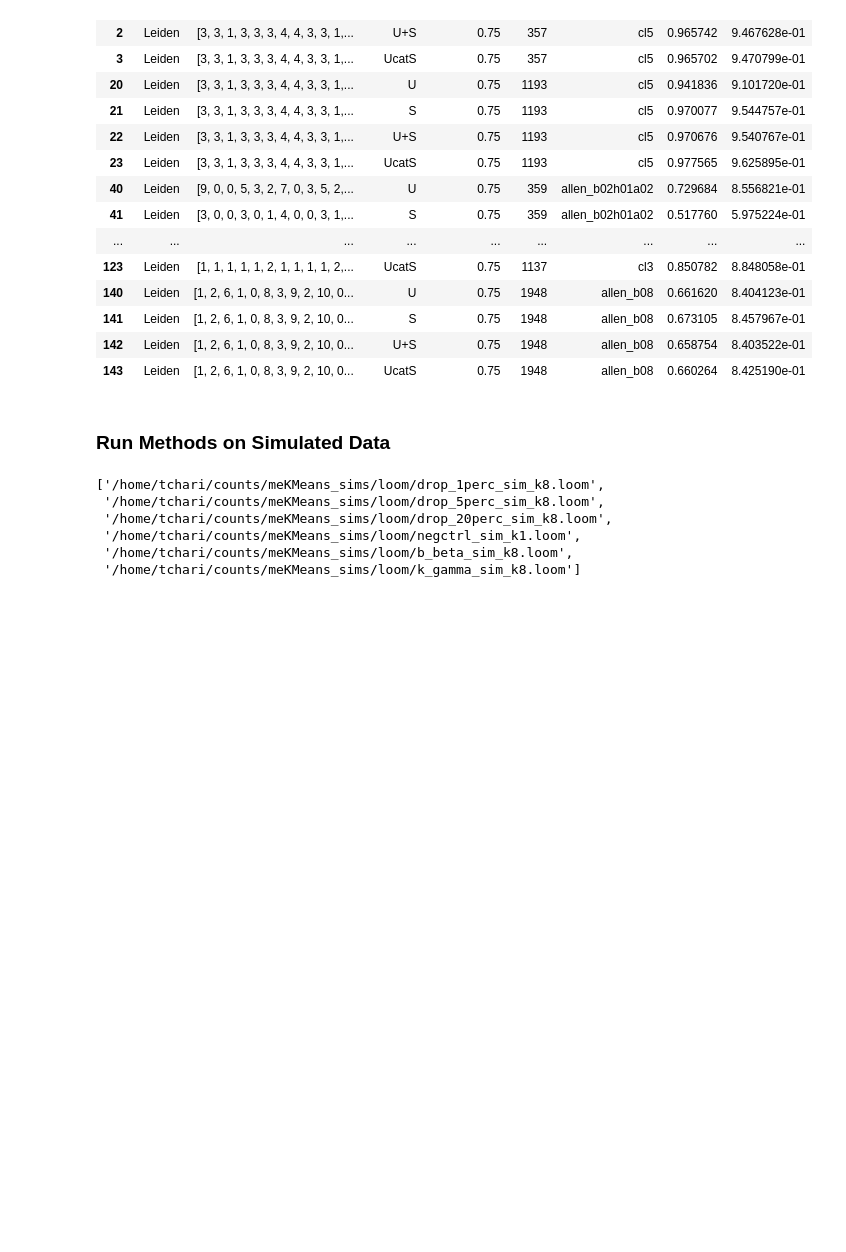
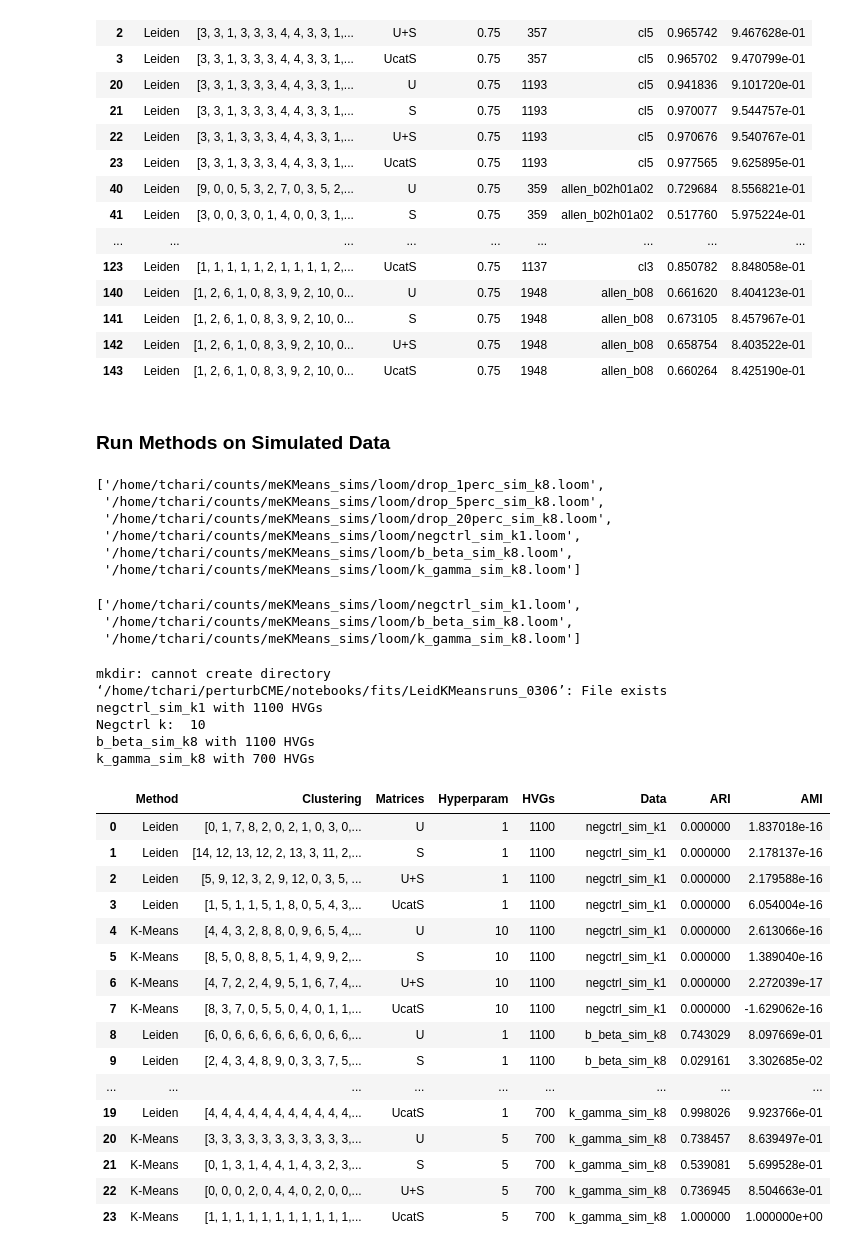
Before and after one commit to tarachari3/perturbCME, a Jupyter notebook: notebooks/20240208_meKMeans_benchmark_meK_Leiden_KMeans.ipynb, the cells around one changed output. Cells and saved outputs as stored; diff of their text form; code cells hidden in the pictures; blank space fills up the shorter version.

Commit message:
meKMeans revisions simulations

```diff
--- a/notebooks/20240208_meKMeans_benchmark_meK_Leiden_KMeans.ipynb
+++ b/notebooks/20240208_meKMeans_benchmark_meK_Leiden_KMeans.ipynb
@@ -533,8 +533,14 @@ d_strings
  '/home/tchari/counts/meKMeans_sims/loom/b_beta_sim_k8.loom',
  '/home/tchari/counts/meKMeans_sims/loom/k_gamma_sim_k8.loom']
 # %%
-choices = [3,4,5] #Not doing dropout data for now
+#Not doing dropout data for now
+sub_d_strings = d_strings[3:]
+sub_d_strings
+# %% [output]
+['/home/tchari/counts/meKMeans_sims/loom/negctrl_sim_k1.loom',
+ '/home/tchari/counts/meKMeans_sims/loom/b_beta_sim_k8.loom',
+ '/home/tchari/counts/meKMeans_sims/loom/k_gamma_sim_k8.loom']
 # %%
 attribute_names =[('unspliced','spliced'),'gene_name','barcode']
 # %%
-datas = ['negctrl','b_beta','k_gamma']
+datas = ['negctrl_sim_k1','b_beta_sim_k8','k_gamma_sim_k8']
@@ -550,7 +551,7 @@ for c in range(clus):
 
 #Make the U,S, U+S, Concat matrices, res 0.75,1,1.5,2
 
-!mkdir /home/tchari/perturbCME/notebooks/fits/LeidKMeansruns_0301
+!mkdir /home/tchari/perturbCME/notebooks/fits/LeidKMeansruns_0306
 
 
 #Save method, clustering, mat_in (U,S, etc), hyper (K or res), hvgs, data, ARI, AMI
@@ -564,14 +565,13 @@ data = []
 ari = []
 ami = []
 
-for d in d_strings:
+for d in sub_d_strings:
 
     #Get tech param by keyword (datas) in loom paths
     ind = [i in d for i in datas]
 
 
-
-    data_name = list(samps.Dataset[ind])[0]
+    data_name = np.array(datas)[ind][0]
 
 
     ds = lp.connect(d)
@@ -579,13 +579,10 @@ for d in d_strings:
     num_cells = len(ds.ca[attribute_names[2]])
     U = ds.layers[attribute_names[0][0]][:,:].T
     S = ds.layers[attribute_names[0][1]][:,:].T
+    true_labs = list(ds.ca['subclass_label'])
     ds.close()
     print(data_name+' with '+str(num_genes)+' HVGs')
 
-    if 'negctrl' in d:
-        true_labs = [0]*np.sum(n_cells)
-    else:
-        true_labs = all_assigns
 
     res = [1]
 
@@ -631,10 +628,10 @@ for d in d_strings:
 
     # -------- Fit K-Means with k -------
     if 'negctrl' in d:
-        k = np.unique(labels) #**************** FILL THIS IN ****************
+        k = len(np.unique(labels)) #**************** FILL THIS IN ****************
         print('Negctrl k: ',k)
     else:
-        k = 8
+        k = len(np.unique(true_labs))
 
 
     for x in [U_norm,S_norm,U_p_S_norm,U_c_S_norm]:
@@ -662,3 +659,9 @@ LK_res['HVGs'] = hvgs
 LK_res['Data'] = data
 LK_res['ARI'] = ari
 LK_res['AMI'] = ami
+# %% [output]
+mkdir: cannot create directory ‘/home/tchari/perturbCME/notebooks/fits/LeidKMeansruns_0306’: File exists
+negctrl_sim_k1 with 1100 HVGs
+Negctrl k:  10
+b_beta_sim_k8 with 1100 HVGs
+k_gamma_sim_k8 with 700 HVGs
@@ -664,0 +670,20 @@ LK_res['AMI'] = ami
+# %%
+LK_res
+# %% [output]
+|  | Method | Clustering | Matrices | Hyperparam | HVGs | Data | ARI | AMI |
+| 0 | Leiden | [0, 1, 7, 8, 2, 0, 2, 1, 0, 3, 0,... | U | 1 | 1100 | negctrl_sim_k1 | 0.000000 | 1.837018e-16 |
+| 1 | Leiden | [14, 12, 13, 12, 2, 13, 3, 11, 2,... | S | 1 | 1100 | negctrl_sim_k1 | 0.000000 | 2.178137e-16 |
+| 2 | Leiden | [5, 9, 12, 3, 2, 9, 12, 0, 3, 5, ... | U+S | 1 | 1100 | negctrl_sim_k1 | 0.000000 | 2.179588e-16 |
+| 3 | Leiden | [1, 5, 1, 1, 5, 1, 8, 0, 5, 4, 3,... | UcatS | 1 | 1100 | negctrl_sim_k1 | 0.000000 | 6.054004e-16 |
+| 4 | K-Means | [4, 4, 3, 2, 8, 8, 0, 9, 6, 5, 4,... | U | 10 | 1100 | negctrl_sim_k1 | 0.000000 | 2.613066e-16 |
+| 5 | K-Means | [8, 5, 0, 8, 8, 5, 1, 4, 9, 9, 2,... | S | 10 | 1100 | negctrl_sim_k1 | 0.000000 | 1.389040e-16 |
+| 6 | K-Means | [4, 7, 2, 2, 4, 9, 5, 1, 6, 7, 4,... | U+S | 10 | 1100 | negctrl_sim_k1 | 0.000000 | 2.272039e-17 |
+| 7 | K-Means | [8, 3, 7, 0, 5, 5, 0, 4, 0, 1, 1,... | UcatS | 10 | 1100 | negctrl_sim_k1 | 0.000000 | -1.629062e-16 |
+| 8 | Leiden | [6, 0, 6, 6, 6, 6, 6, 6, 0, 6, 6,... | U | 1 | 1100 | b_beta_sim_k8 | 0.743029 | 8.097669e-01 |
+| 9 | Leiden | [2, 4, 3, 4, 8, 9, 0, 3, 3, 7, 5,... | S | 1 | 1100 | b_beta_sim_k8 | 0.029161 | 3.302685e-02 |
+| ... | ... | ... | ... | ... | ... | ... | ... | ... |
+| 19 | Leiden | [4, 4, 4, 4, 4, 4, 4, 4, 4, 4, 4,... | UcatS | 1 | 700 | k_gamma_sim_k8 | 0.998026 | 9.923766e-01 |
+| 20 | K-Means | [3, 3, 3, 3, 3, 3, 3, 3, 3, 3, 3,... | U | 5 | 700 | k_gamma_sim_k8 | 0.738457 | 8.639497e-01 |
+| 21 | K-Means | [0, 1, 3, 1, 4, 4, 1, 4, 3, 2, 3,... | S | 5 | 700 | k_gamma_sim_k8 | 0.539081 | 5.699528e-01 |
+| 22 | K-Means | [0, 0, 0, 2, 0, 4, 4, 0, 2, 0, 0,... | U+S | 5 | 700 | k_gamma_sim_k8 | 0.736945 | 8.504663e-01 |
+| 23 | K-Means | [1, 1, 1, 1, 1, 1, 1, 1, 1, 1, 1,... | UcatS | 5 | 700 | k_gamma_sim_k8 | 1.000000 | 1.000000e+00 |
```
Also changed, not shown: parts of 17 cells of this notebook, 2 other files.
